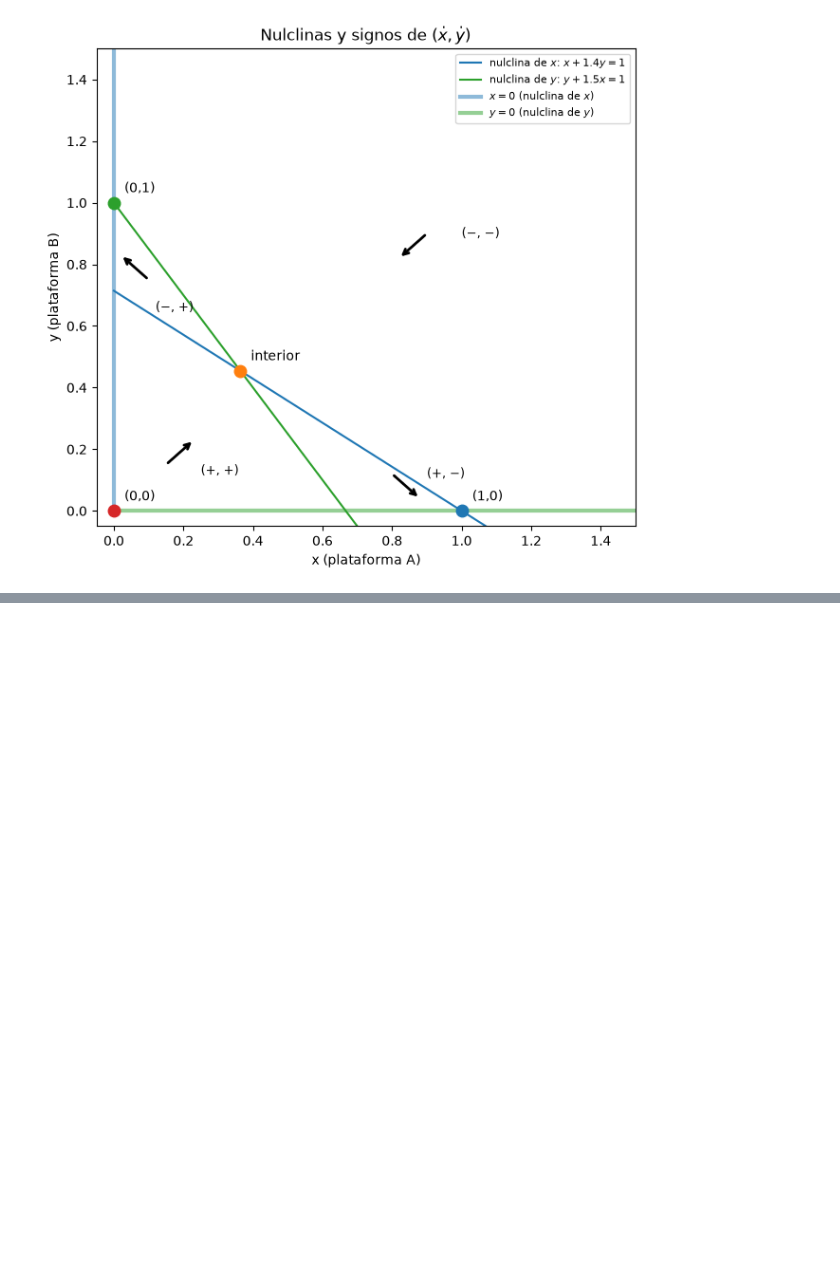
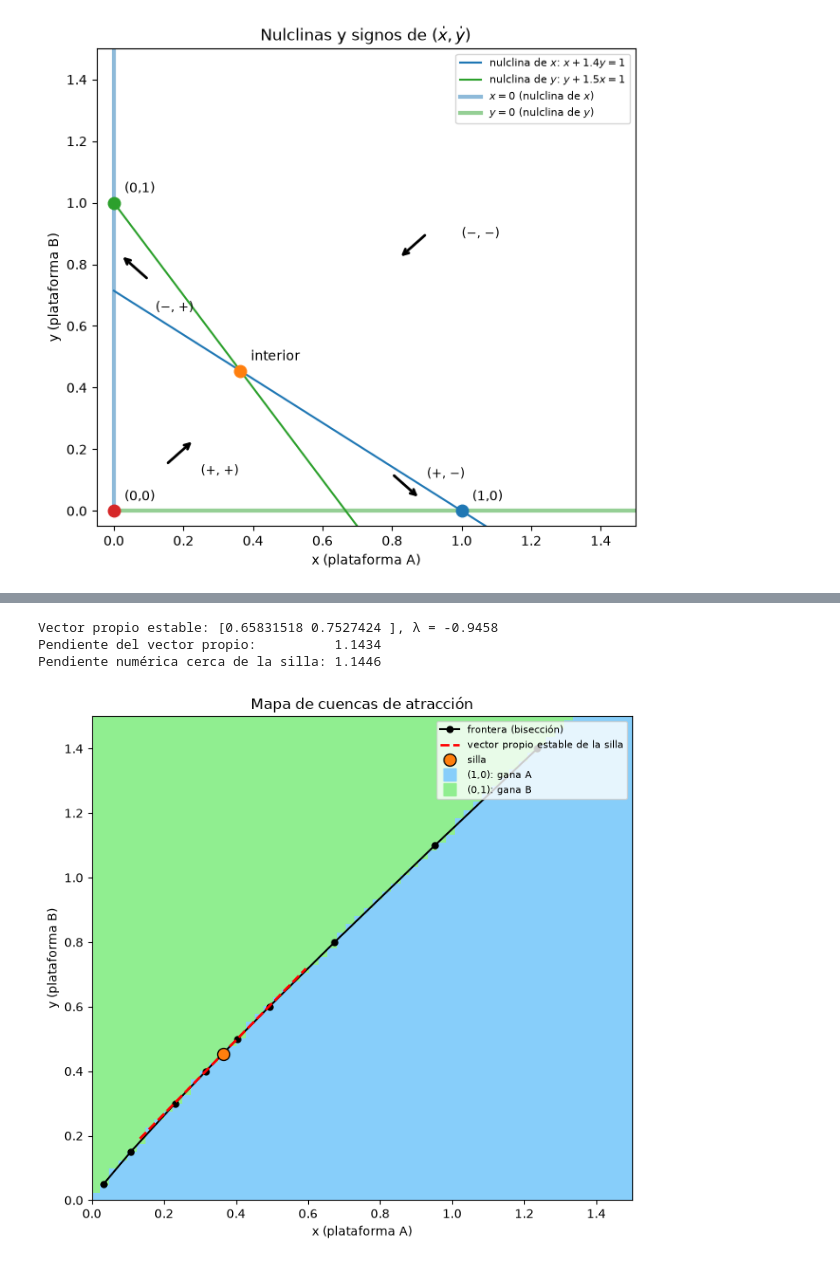
Before and after one commit to Tunchxz/CC2017-HDT-6, a Jupyter notebook: task1_2.ipynb, the cells around one changed output, grey strips where cells are left out. Saved outputs shown, nothing was run; the diff lists cells and outputs as text; code cells hidden in the pictures; blank space fills up the shorter version.

```diff
--- a/task1_2.ipynb
+++ b/task1_2.ipynb
@@ -109,0 +253,15 @@ plt.show()
+# %%
+ATRACTORES = [eq["(1,0)"], eq["(0,1)"]]
+NOMBRES_ATR = ["(1,0): gana A", "(0,1): gana B"]
+
+n = 60
+malla = np.linspace(0.01, 1.5, n)
+MX, MY = np.meshgrid(malla, malla)
+X0 = np.column_stack([MX.ravel(), MY.ravel()])
+etiqueta, t_conv = destino(f, X0, 0.05, 500, ATRACTORES)
+cuenca = etiqueta.reshape(n, n)
+
+for i, nombre in enumerate(NOMBRES_ATR):
+    print(f"Fracción de la cuenca de {nombre}: {np.mean(etiqueta == i):.4f}")
+print(f"No convergidos: {np.sum(etiqueta == -1)}")
+print(f"Tiempo máximo de convergencia: {np.nanmax(t_conv):.2f}")
@@ -109,0 +313,37 @@ plt.show()
+# %%
+silla = eq["interior"]
+lam, vec = np.linalg.eig(jacobiana(silla, *PARAMS))
+v_estable = vec[:, np.argmin(lam.real)].real
+pend_teorica = v_estable[1] / v_estable[0]
+
+# Pendiente numérica de la frontera con los dos puntos más cercanos a la silla (y = 0.4 y y = 0.5)
+p1, p2 = frontera[niveles == 0.4][0], frontera[niveles == 0.5][0]
+pend_numerica = (p2[1] - p1[1]) / (p2[0] - p1[0])
+print(f"Vector propio estable: {v_estable}, λ = {lam.real.min():.4f}")
+print(f"Pendiente del vector propio:          {pend_teorica:.4f}")
+print(f"Pendiente numérica cerca de la silla: {pend_numerica:.4f}")
+
+from matplotlib.colors import ListedColormap
+
+fig, ax = plt.subplots(figsize=(7, 6.5))
+ax.pcolormesh(MX, MY, cuenca, cmap=ListedColormap(["lightgray", "lightskyblue", "lightgreen"]),
+              vmin=-1, vmax=1, shading="auto")
+ax.plot(frontera[:, 0], frontera[:, 1], "ko-", ms=5, label="frontera (bisección)")
+s = np.linspace(-0.35, 0.35, 10)
+ax.plot(silla[0] + s * v_estable[0], silla[1] + s * v_estable[1], "r--", lw=2, label="vector propio estable de la silla")
+ax.plot(*silla, "o", color="tab:orange", mec="k", ms=10, label="silla")
+ax.plot([], [], "s", color="lightskyblue", ms=10, label=NOMBRES_ATR[0])
+ax.plot([], [], "s", color="lightgreen", ms=10, label=NOMBRES_ATR[1])
+ax.set_xlim(0, 1.5)
+ax.set_ylim(0, 1.5)
+ax.set_xlabel("x (plataforma A)")
+ax.set_ylabel("y (plataforma B)")
+ax.set_title("Mapa de cuencas de atracción")
+ax.legend(loc="upper right", fontsize=8)
+plt.tight_layout()
+plt.show()
+# %% [output]
+Vector propio estable: [0.65831518 0.7527424 ], λ = -0.9458
+Pendiente del vector propio:          1.1434
+Pendiente numérica cerca de la silla: 1.1446
+[figure, added]
```
Also changed, not shown: parts of 31 cells of this notebook.
